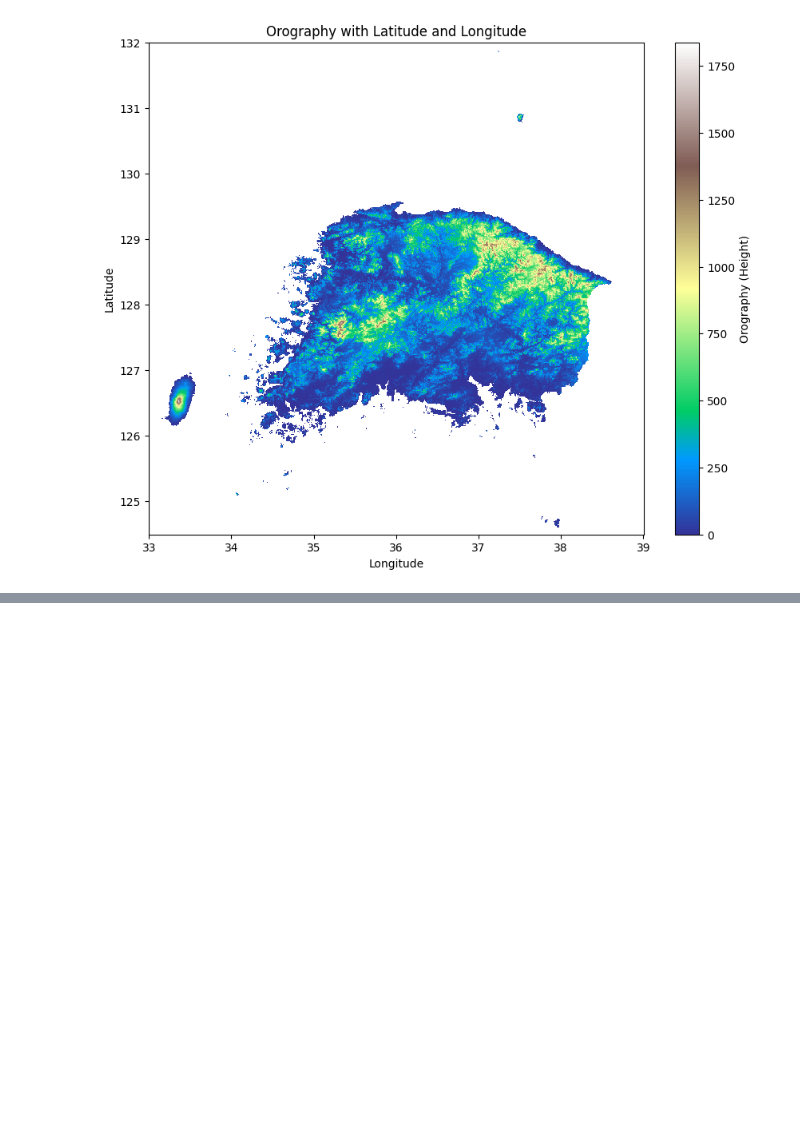
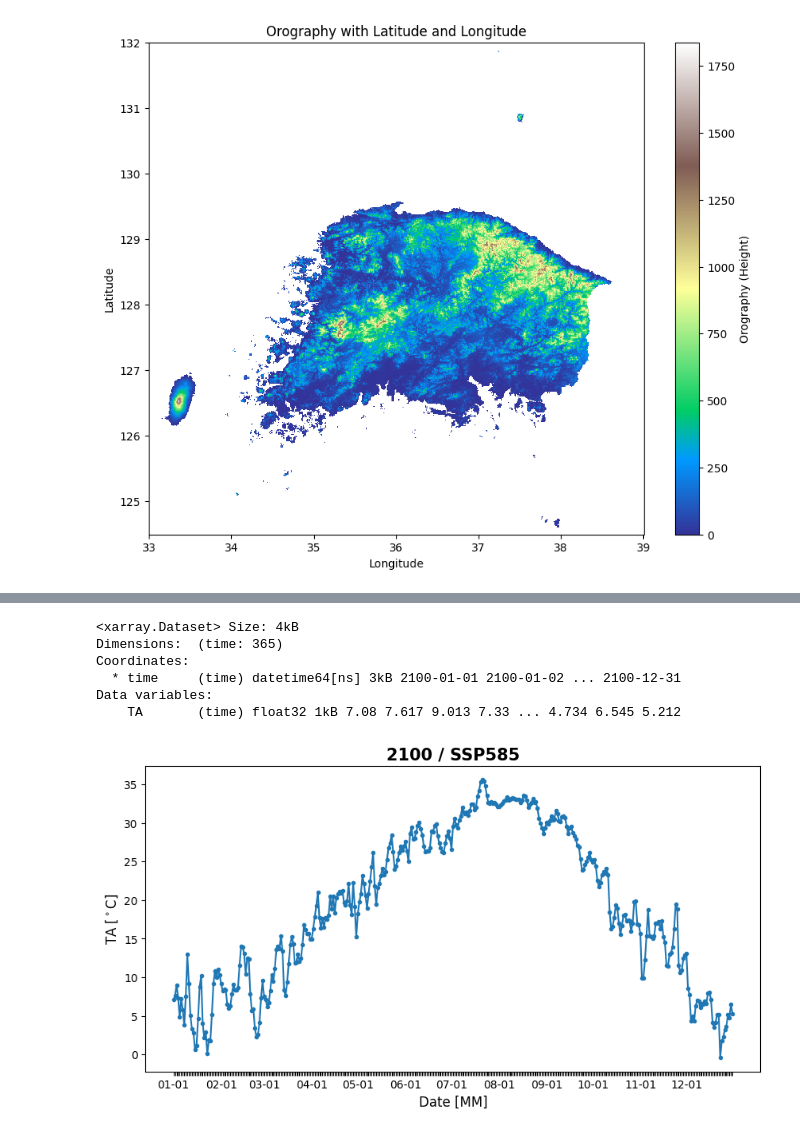
Before and after one commit to dldudwns887/meteorological-research, a Jupyter notebook: python_edu_LYJ/test_5.ipynb, the cells around one changed output, grey strips where cells are left out. Saved outputs shown, nothing was run; the diff lists cells and outputs as text; code cells hidden in the pictures; blank space fills up the shorter version.

```diff
--- a/python_edu_LYJ/test_5.ipynb
+++ b/python_edu_LYJ/test_5.ipynb
@@ -111,0 +122,29 @@ ds = xarray.open_dataset(data_path_1+data_nc)
+# %%
+#위도 경도 평균 계산
+# dim=['longitude', 'latitude']: 위도와 경도 차원을 따라 데이터를 평균화하여 시간(time)에 대한 데이터로 축소.
+# ds_ll_mean: 시간에 따른 평균 온도를 나타내는 데이터셋
+ds_ll_mean = ds.mean(dim=['longitude','latitude'])
+# %%
+ds_ll_mean
+# %% [output]
+<xarray.Dataset> Size: 4kB
+Dimensions:  (time: 365)
+Coordinates:
+  * time     (time) datetime64[ns] 3kB 2100-01-01 2100-01-02 ... 2100-12-31
+Data variables:
+    TA       (time) float32 1kB 7.08 7.617 9.013 7.33 ... 4.734 6.545 5.212
+# %%
+dates = pd.DataFrame(ds_ll_mean['time'].values, columns=['TM'])
+data = ds_ll_mean['TA']
+# %%
+fig = plt.figure(figsize=(10,5))
+plt.plot(dates['TM'].values, data, marker='.')
+x_ticks = dates['TM'].dt.strftime('%m-%d')
+x_ticks[dates['TM'].dt.day != 1] = ''
+plt.xticks(dates['TM'].values, labels=x_ticks)
+plt.title('2100 / SSP585', fontsize=15, fontweight='bold')
+plt.xlabel('Date [MM]', fontsize=12)
+plt.ylabel('TA [$^\circ$C]', fontsize=12)
+plt.savefig('/home/papalio/test_research/python_edu_LYJ/img/exercise_8_2.png')
+# %% [output]
+[figure, added]
```
Also changed, not shown: parts of 6 cells of this notebook, 3 other files.
